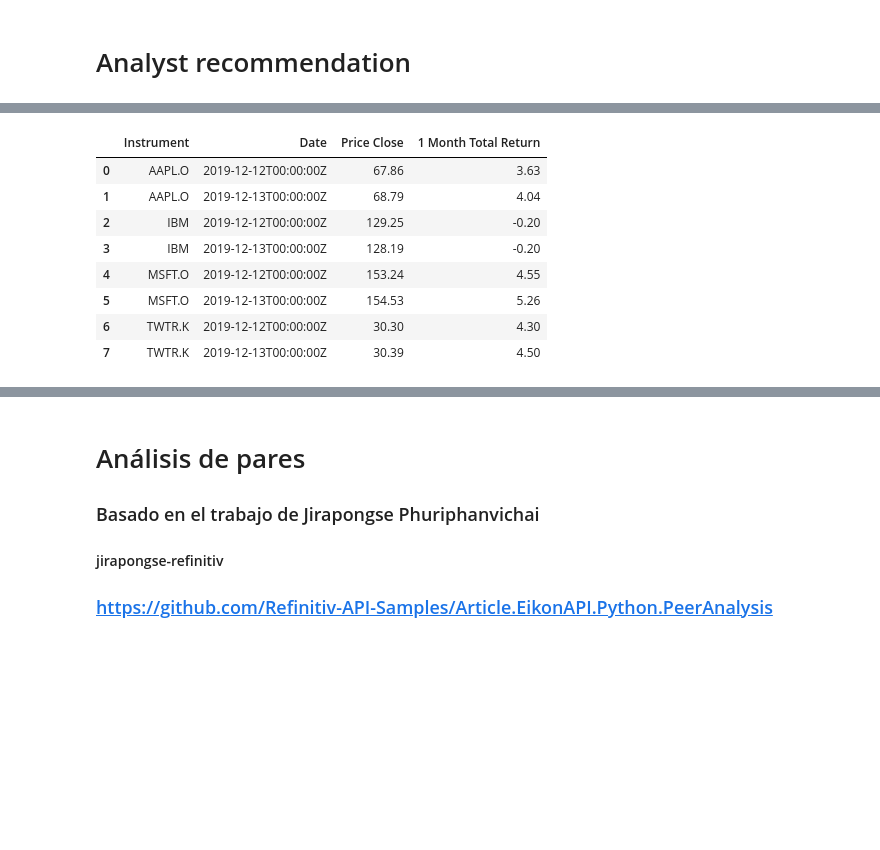
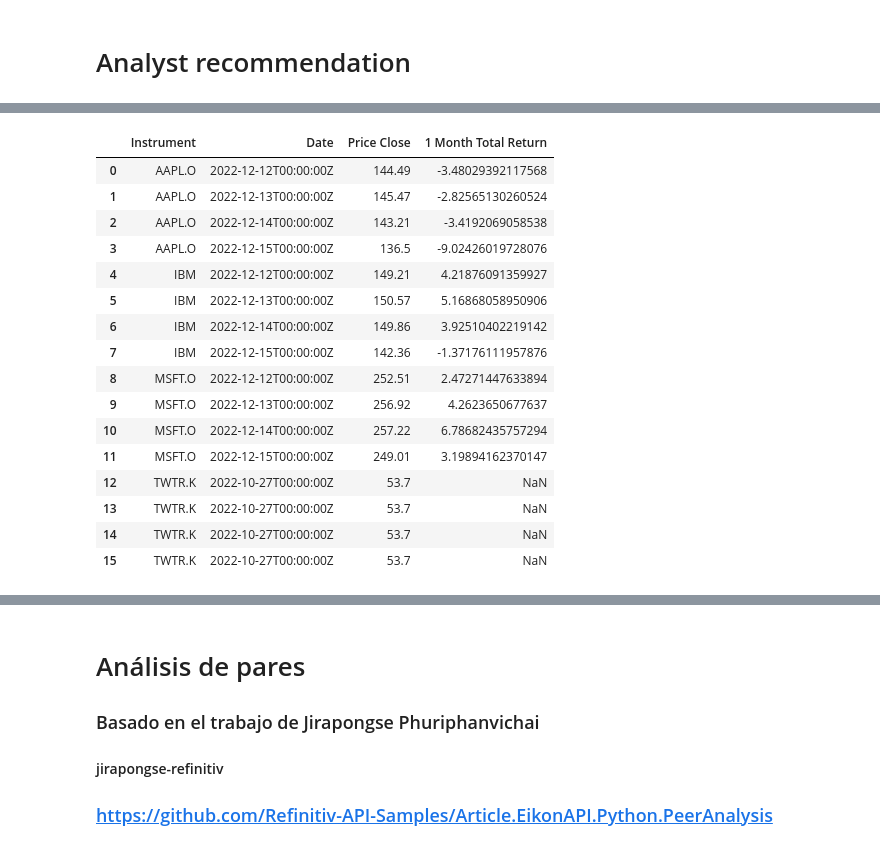
Before and after one commit to neftalivldz/tec-finanzas-2023, a Jupyter notebook: 02_Pandas_operaciones_basicas.ipynb, the cells around one changed output, grey strips where cells are left out. Drawn from its saved outputs; the diff is of its cells as text; code cells hidden in the pictures; blank space fills up the shorter version.

```diff
--- a/02_Pandas_operaciones_basicas.ipynb
+++ b/02_Pandas_operaciones_basicas.ipynb
@@ -131,23 +135,31 @@ analysts.head(5)
 # %%
 RICs = ['AAPL.O','IBM','MSFT.O','TWTR.K']
 start_date = '2019-12-12'
 end_date = '2019-12-15'
 
 ts,e = ek.get_data(RICs,
-                   ['TR.PriceClose(SDate=2019-12-12,EDate=2019-12-15,Frq=D).date',
-                    'TR.PriceClose(SDate=2019-12-12,EDate=2019-12-15,Frq=D)',
-                    'TR.TotalReturn1Mo(SDate=2019-12-12,EDate=2019-12-15,Frq=D)'])
+                   ['TR.PriceClose(SDate=2022-12-12,EDate=2022-12-15,Frq=D).date',
+                    'TR.PriceClose(SDate=2022-12-12,EDate=2022-12-15,Frq=D)',
+                    'TR.TotalReturn1Mo(SDate=2022-12-12,EDate=2022-12-15,Frq=D)'])
 ts
 # %% [output]
 |  | Instrument | Date | Price Close | 1 Month Total Return |
-| 0 | AAPL.O | 2019-12-12T00:00:00Z | 67.86 | 3.63 |
-| 1 | AAPL.O | 2019-12-13T00:00:00Z | 68.79 | 4.04 |
-| 2 | IBM | 2019-12-12T00:00:00Z | 129.25 | -0.20 |
-| 3 | IBM | 2019-12-13T00:00:00Z | 128.19 | -0.20 |
-| 4 | MSFT.O | 2019-12-12T00:00:00Z | 153.24 | 4.55 |
-| 5 | MSFT.O | 2019-12-13T00:00:00Z | 154.53 | 5.26 |
-| 6 | TWTR.K | 2019-12-12T00:00:00Z | 30.30 | 4.30 |
-| 7 | TWTR.K | 2019-12-13T00:00:00Z | 30.39 | 4.50 |
+| 0 | AAPL.O | 2022-12-12T00:00:00Z | 144.49 | -3.48029392117568 |
+| 1 | AAPL.O | 2022-12-13T00:00:00Z | 145.47 | -2.82565130260524 |
+| 2 | AAPL.O | 2022-12-14T00:00:00Z | 143.21 | -3.4192069058538 |
+| 3 | AAPL.O | 2022-12-15T00:00:00Z | 136.5 | -9.02426019728076 |
+| 4 | IBM | 2022-12-12T00:00:00Z | 149.21 | 4.21876091359927 |
+| 5 | IBM | 2022-12-13T00:00:00Z | 150.57 | 5.16868058950906 |
+| 6 | IBM | 2022-12-14T00:00:00Z | 149.86 | 3.92510402219142 |
+| 7 | IBM | 2022-12-15T00:00:00Z | 142.36 | -1.37176111957876 |
+| 8 | MSFT.O | 2022-12-12T00:00:00Z | 252.51 | 2.47271447633894 |
+| 9 | MSFT.O | 2022-12-13T00:00:00Z | 256.92 | 4.2623650677637 |
+| 10 | MSFT.O | 2022-12-14T00:00:00Z | 257.22 | 6.78682435757294 |
+| 11 | MSFT.O | 2022-12-15T00:00:00Z | 249.01 | 3.19894162370147 |
+| 12 | TWTR.K | 2022-10-27T00:00:00Z | 53.7 | NaN |
+| 13 | TWTR.K | 2022-10-27T00:00:00Z | 53.7 | NaN |
+| 14 | TWTR.K | 2022-10-27T00:00:00Z | 53.7 | NaN |
+| 15 | TWTR.K | 2022-10-27T00:00:00Z | 53.7 | NaN |
 # %%
 RICs = ['AAPL.O','IBM','MSFT.O','TWTR.K']
 
```
Also changed, not shown: parts of 12 cells of this notebook, 2 other files.
